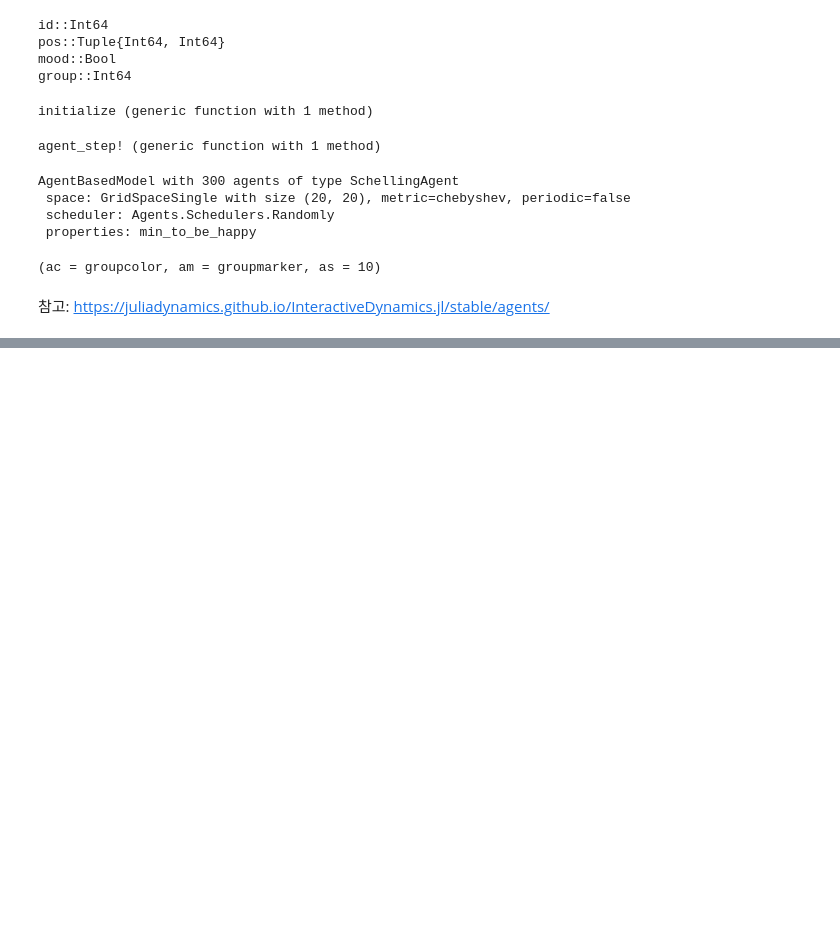
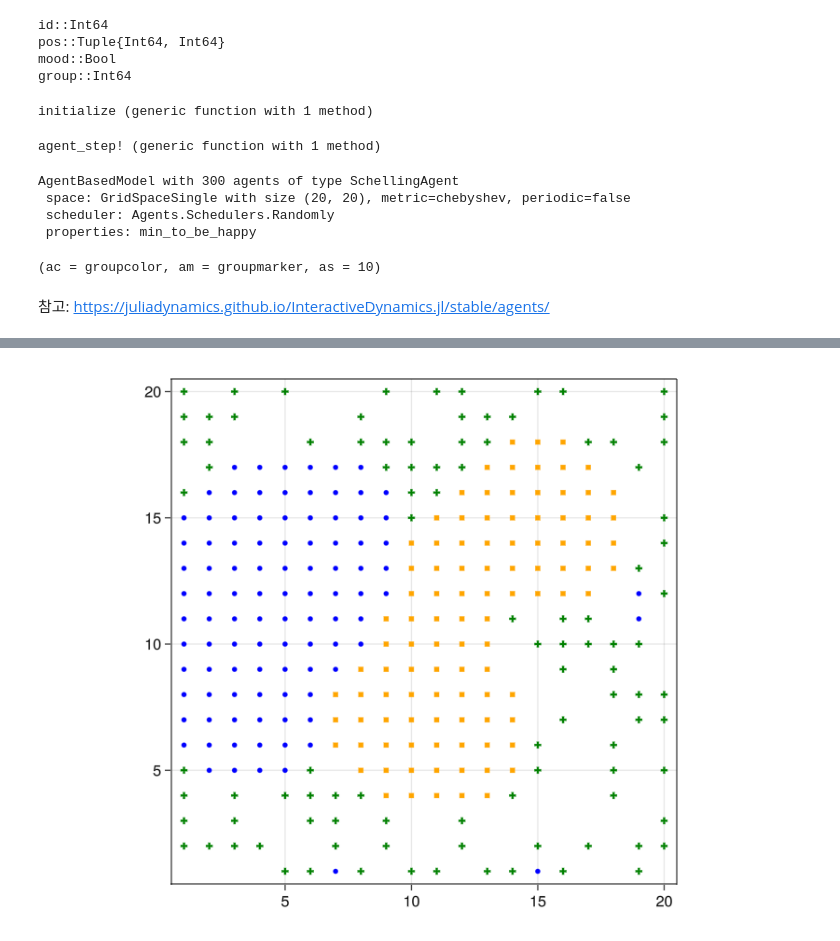
Before and after one commit to mrchaos/julia_agents_examples, a Jupyter notebook: src/schelling.ipynb, the cells around one changed output, grey strips where cells are left out. Saved outputs shown, nothing was run; the diff lists cells and outputs as text; code cells hidden in the pictures; blank space fills up the shorter version.

```diff
--- a/src/schelling.ipynb
+++ b/src/schelling.ipynb
@@ -106,0 +295,21 @@ GLMakie.Screen(...)
+# %%
+# 저장된 모델 로딩 후 새로운 그룹 추가
+
+model = AgentsIO.load_checkpoint("schelling.jld2"; scheduler=Schedulers.Randomly())
+
+# 새로운 그룹 추가
+for i in 1:100
+    agent = SchellingAgent(nextid(model),(1,1),false,3)
+    add_agent_single!(agent,model)
+end
+
+
+# 새로운 그룹이 추가 되어 color 및 marker재정의
+groupcolor(a) = (:blue, :orange, :green)[a.group]
+groupmarker(a) = (:circle, :rect, :cross)[a.group]
+#plotkwargs =(;ac = groupcolor, am = groupmarker, as = 10)
+
+fig, ax, abmobs = abmplot(model; plotkwargs...)
+fig
+# %% [output]
+[figure, added]
```
Also changed, not shown: parts of 31 cells of this notebook, 3 other files.
